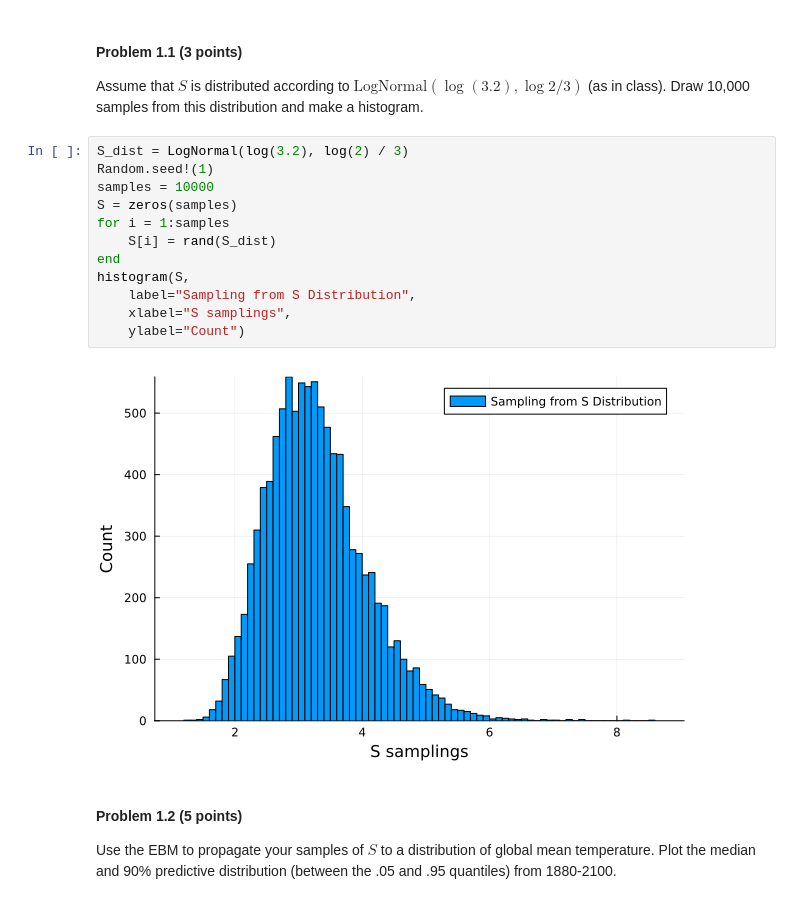
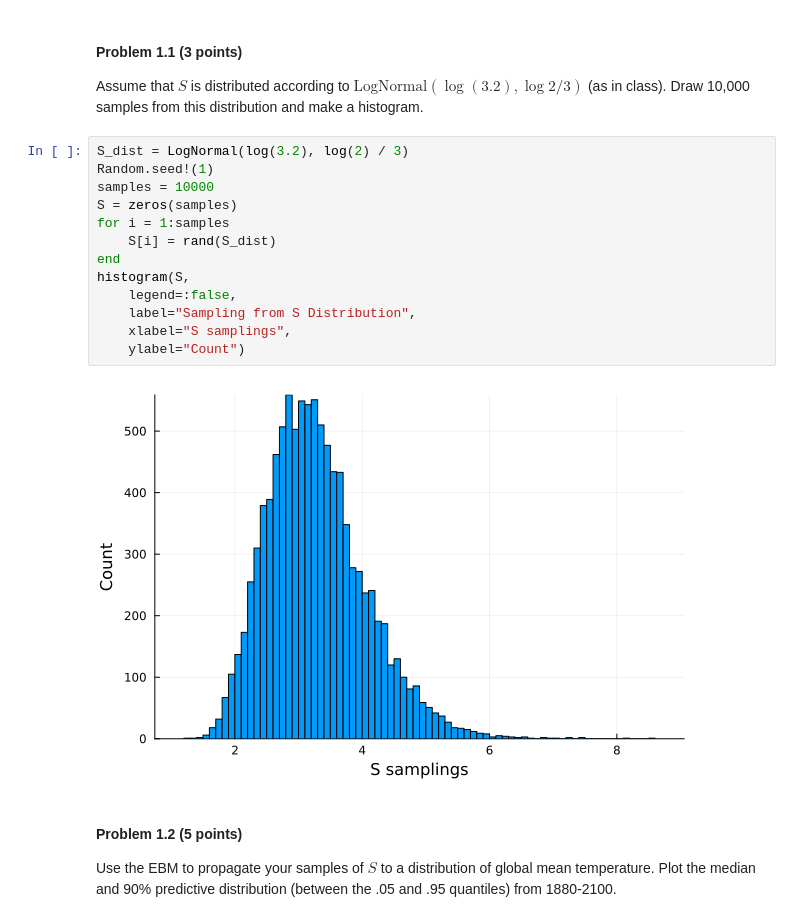
Before and after one commit to BEE4750-FA23/hw3-anthonynic28, a Jupyter notebook: hw03.ipynb, the cells around one changed output. Drawn from its saved outputs; the diff is of its cells as text.

```diff
--- a/hw03.ipynb
+++ b/hw03.ipynb
@@ -158,17 +158,18 @@ samples from this distribution and make a histogram.
 # %%
 S_dist = LogNormal(log(3.2), log(2) / 3)
 Random.seed!(1)
 samples = 10000
 S = zeros(samples)
 for i = 1:samples
     S[i] = rand(S_dist)
 end
 histogram(S,
+    legend=:false,
     label="Sampling from S Distribution",
     xlabel="S samplings",
     ylabel="Count")
 # %% [output]
-[figure, old version]
+[figure, new version]
 # %% [markdown]
 #### Problem 1.2 (5 points)
 
```
Also changed, not shown: parts of 5 cells of this notebook.
